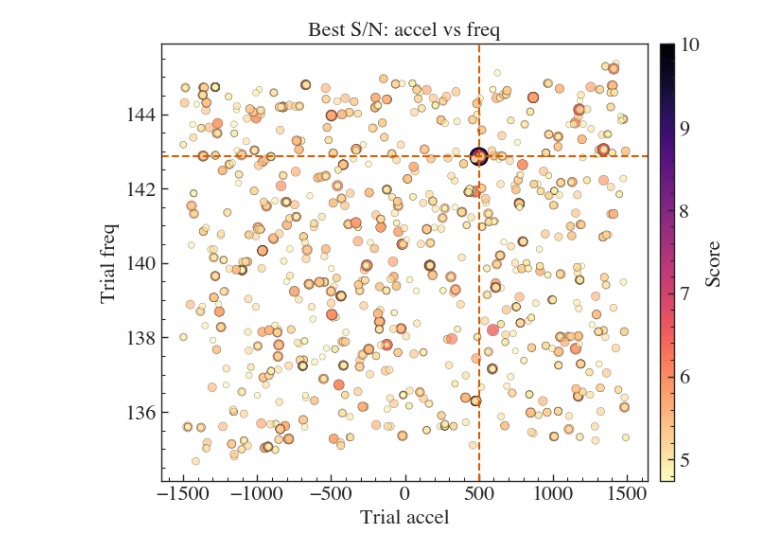
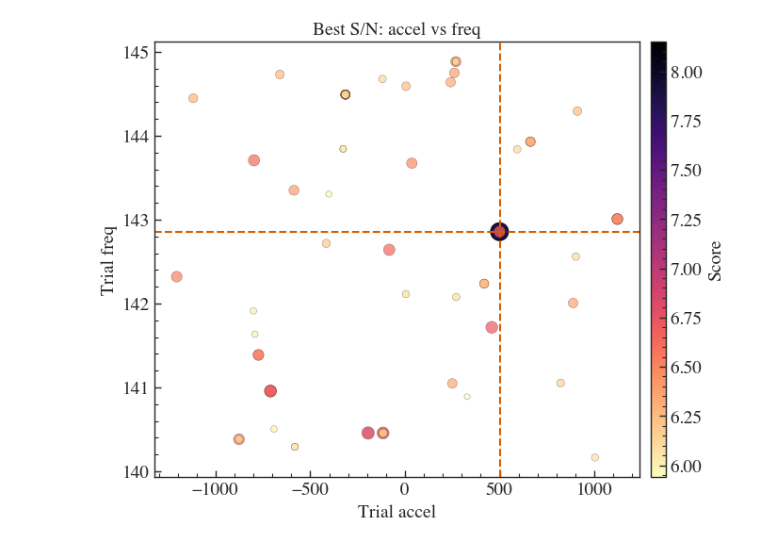
Before and after one commit to pravirkr/pyloki, a Jupyter notebook: examples/pruning_accel.ipynb, the cells around one changed output. Cells and saved outputs as stored; diff of their text form; code cells hidden in the pictures.

```diff
--- a/examples/pruning_accel.ipynb
+++ b/examples/pruning_accel.ipynb
@@ -80 +65,21 @@ array([4, 3, 4, 1, 1, 9, 1, 1, 1, 1, 3, 1, 1, 1, 1, 1, 1, 3, 3, 1, 1, 1,
        1, 1, 1, 1, 1, 1, 1, 1, 1, 1, 1, 1, 1, 1, 1, 1, 1])
+# %%
+thresholds = np.array([2.1, 2. , 2.2, 2.4, 2.8, 2.9, 3. , 3.1, 3. , 3. , 2.8, 3.1, 3.3,
+       3.3, 3.5, 3.4, 3.7, 3.5, 3.8, 4. , 3.9, 3.8, 3.7, 3.6, 4.1, 4.1,
+       4. , 4. , 4. , 3.9, 3.8, 4. , 3.9, 3.7, 3.6, 3.9, 3.7, 3.8, 3.8,
+       3.7, 3.6, 3.9, 3.9, 3.9, 4. , 3.8, 3.8, 4. , 4. , 3.7, 4. , 3.9,
+       4. , 4. , 4.1, 3.7, 4.2, 4.1, 4.3, 4. , 4.3, 4.3, 4.4, 4.2, 4.5,
+       4.3, 4.6, 4.1, 4.6, 4.5, 4.6, 4.5, 4.6, 4.5, 4.4, 4.7, 4.6, 4.6,
+       4.7, 4.7, 4.4, 4.4, 4.7, 4.9, 4.9, 4.7, 5. , 4.7, 5. , 4.8, 5. ,
+       5.1, 5.1, 5.1, 4.9, 5.2, 4.9, 5.3, 5.2, 5.4, 5. , 5.4, 5.4, 5.3,
+       5.5, 5.5, 5.5, 5.6, 5.5, 5.4, 5.7, 5.3, 5.6, 5.6, 5.8, 5.9, 5.8,
+       5.9, 5.9, 5.5, 5.9, 5.5, 6. , 6. , 5.9, 6. , 5.6])
+thresh_state = thresholding.evaluate_scheme(thresholds, branching_pattern, ref_ducy=0.1, nbins=64,
+                                            ntrials=1024, snr_final=8.5, ducy_max=0.2, wtsp=1.5)
+x = np.arange(1, len(branching_pattern) + 1)
+plt.semilogy(x, np.array(thresh_state.get_info("complexity")) * dyp.nparam_vol, label="Expected", c="tab:red")
+plt.axhline(2**20, label="RAM limit", c="tab:blue")
+plt.xlabel("Pruning stage")
+plt.ylabel("Total Complexity")
+plt.legend()
+plt.show()
@@ -81,20 +88,4 @@ array([4, 3, 4, 1, 1, 9, 1, 1, 1, 1, 3, 1, 1, 1, 1, 1, 1, 3, 3, 1, 1, 1,
 # %%
-target_snr = 8
-thresholds = np.minimum(
-    thresholding.bound_scheme(dyp.nsegments - 1, target_snr),
-    thresholding.trials_scheme(branching_pattern, trials_start=1),
-)
-
-ref_segs = [0, 20, 40, 60]
-# Make sure the output directory exists
-result_file = prune_dyp_tree(
-    dyp,
-    ref_segs,
-    thresholds,
-    max_sugg=2**18,
-    outdir="accel_test/",
-    file_prefix="test_accel",
-    kind="taylor",
-    n_workers=4,
-)
+result_file = prune_dyp_tree(dyp, thresholds, n_runs=8, max_sugg=2**20, outdir="accel_test/", file_prefix="test_accel",
+                             kind="taylor", n_workers=8)
 # %% [output]
@@ -144,7 +133,5 @@ plt.show()
 # %%
-pgram.plot_correlation(
-    "accel", "freq", true_values={"accel": acc_true, "freq": freq_true}, run_id=None
-)
+pgram.plot_correlation("accel", "freq", true_values={"accel": cfg.mod_kwargs["acc"], "freq": cfg.freq}, run_id=None)
 plt.show()
 # %% [output]
-[figure, old version]
+[figure, new version]
```
Also changed, not shown: parts of 10 cells of this notebook, 16 other files.
